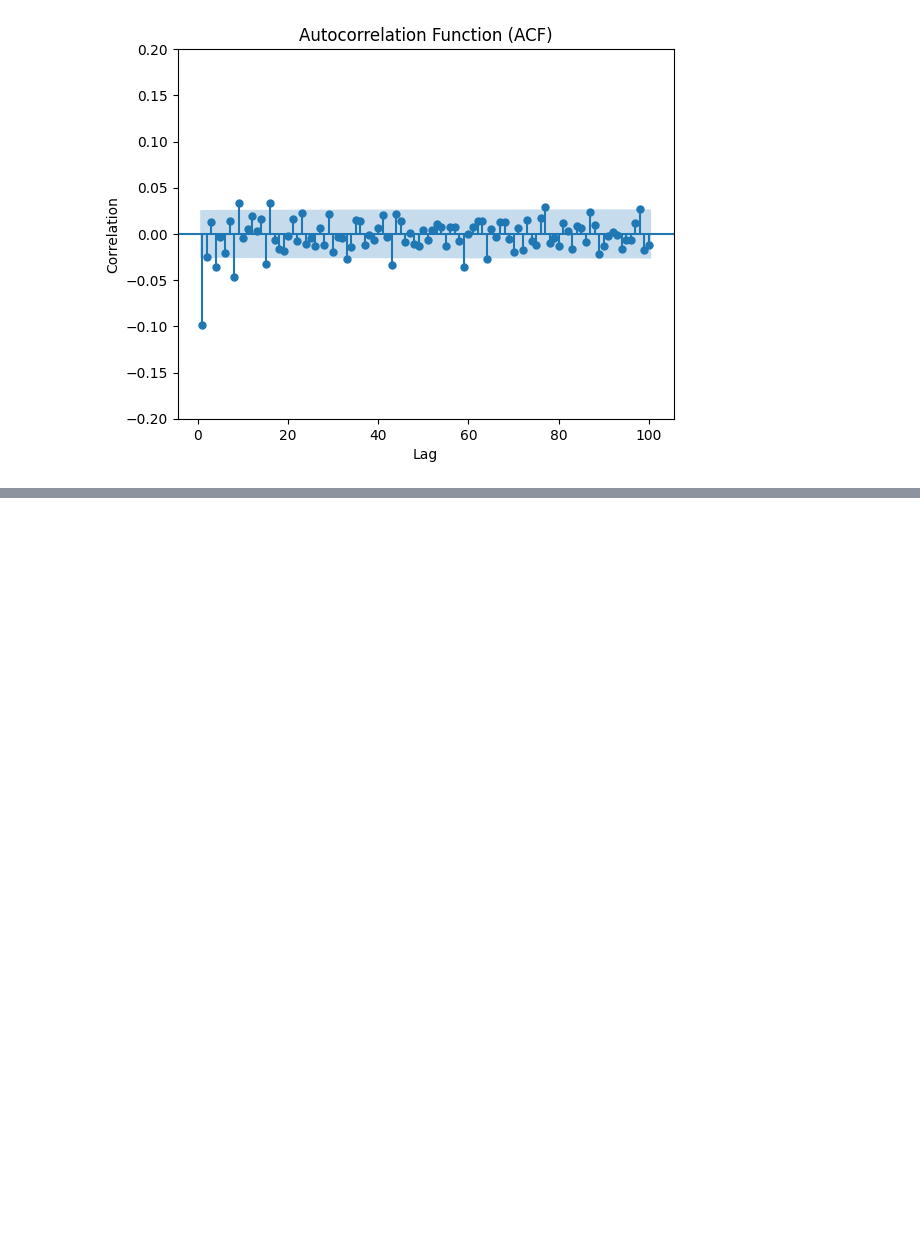
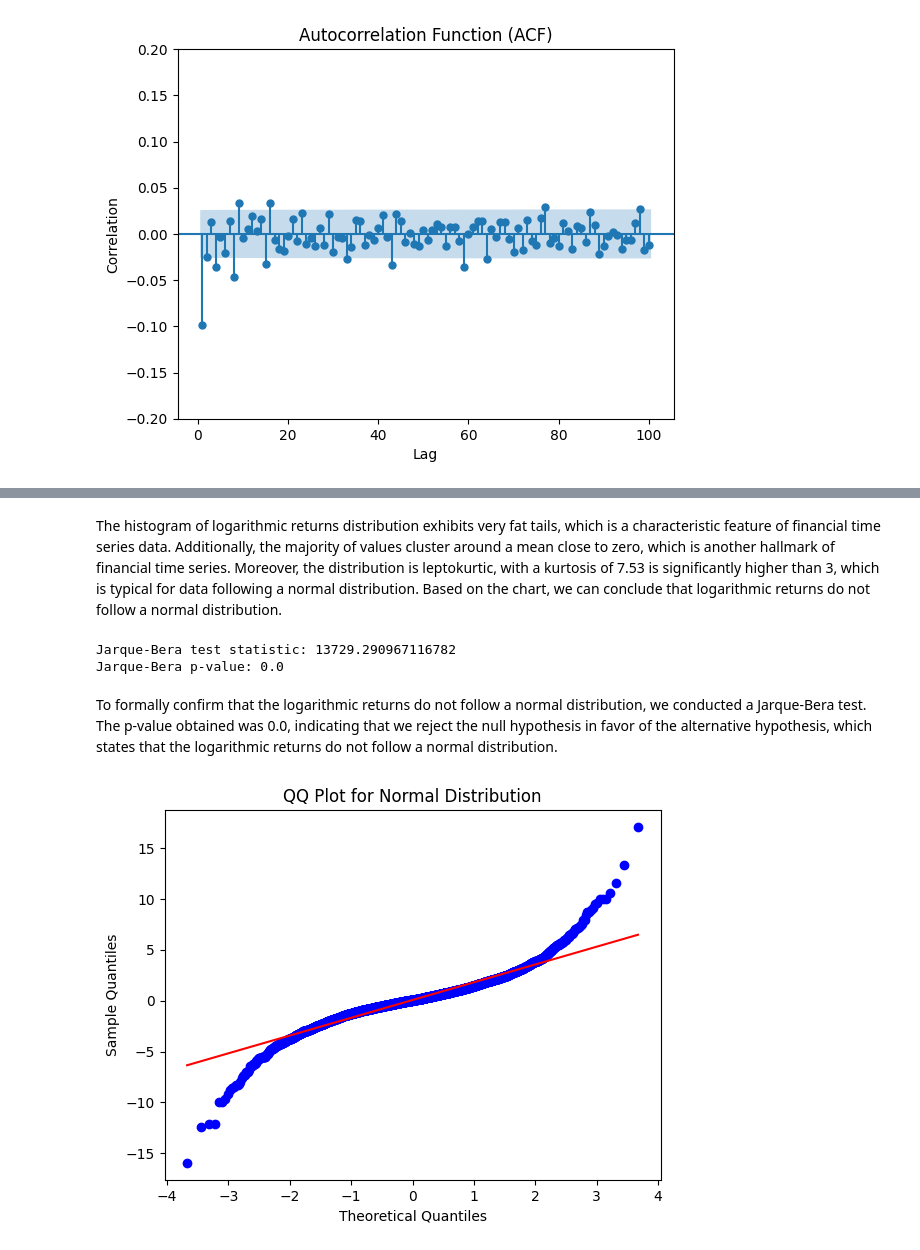
Before and after one commit to GrzegorzPus/Volatility-modeling-of-financial-instruments, a Jupyter notebook: Volatility modeling-Microsoft.ipynb, the cells around one changed output, grey strips where cells are left out. Drawn from its saved outputs; the diff is of its cells as text; code cells hidden in the pictures; blank space fills up the shorter version.

```diff
--- a/Volatility modeling-Microsoft.ipynb
+++ b/Volatility modeling-Microsoft.ipynb
@@ -130,0 +180,24 @@ ms.tail()
+# %% [markdown]
+The histogram of logarithmic returns distribution exhibits very fat tails, which is a characteristic feature of financial time series data. Additionally, the majority of values cluster around a mean close to zero, which is another hallmark of financial time series. Moreover, the distribution is leptokurtic, with a kurtosis of 7.53 is significantly higher than 3, which is typical for data following a normal distribution. Based on the chart, we can conclude that logarithmic returns do not follow a normal distribution.
+# %%
+from scipy.stats import jarque_bera
+
+jb_test = jarque_bera(ms['Log Return'])
+
+print("Jarque-Bera test statistic:", jb_test[0])
+print("Jarque-Bera p-value:", jb_test[1])
+# %% [output]
+Jarque-Bera test statistic: 13729.290967116782
+Jarque-Bera p-value: 0.0
+# %% [markdown]
+To formally confirm that the logarithmic returns do not follow a normal distribution, we conducted a Jarque-Bera test. The p-value obtained was 0.0, indicating that we reject the null hypothesis in favor of the alternative hypothesis, which states that the logarithmic returns do not follow a normal distribution.
+# %%
+import scipy.stats as stats
+
+stats.probplot(ms['Log Return'], dist="norm", plot=plt)
+plt.title('QQ Plot for Normal Distribution')
+plt.xlabel('Theoretical Quantiles')
+plt.ylabel('Sample Quantiles')
+plt.show()
+# %% [output]
+[figure, added]
```
Also changed, not shown: parts of 27 cells of this notebook.
